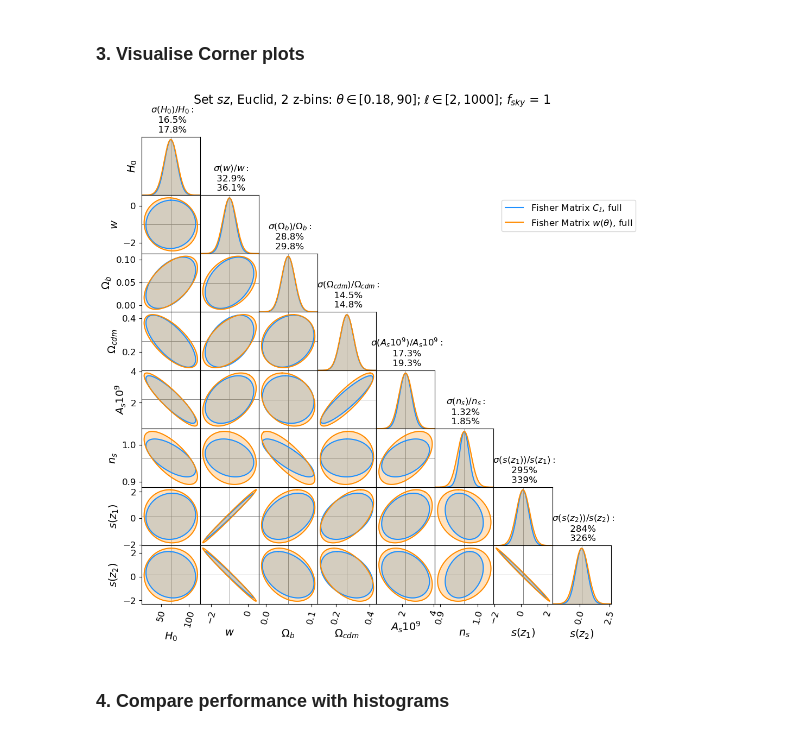
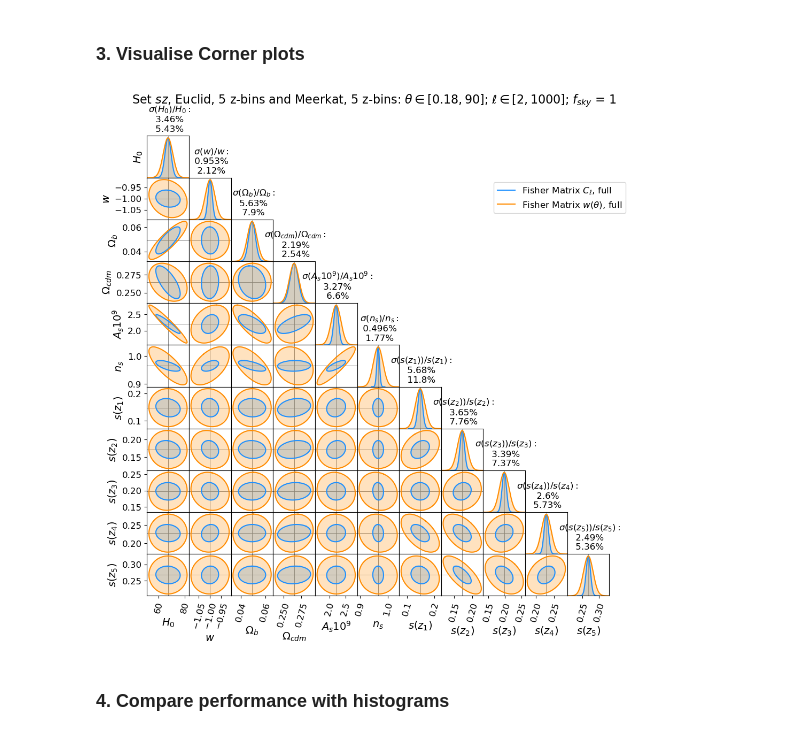
Before and after one commit to GreenTS27/Photo_Surveys-HI_IM-Fisher_Matrix, a Jupyter notebook: Fisher_Matrix_C_ell_vs_w_t.ipynb, the cells around one changed output. Saved outputs shown, nothing was run; the diff lists cells and outputs as text; code cells hidden in the pictures.

```diff
--- a/Fisher_Matrix_C_ell_vs_w_t.ipynb
+++ b/Fisher_Matrix_C_ell_vs_w_t.ipynb
@@ -332,7 +332,7 @@ Survey_Gal = "Euclid"
 # Survey_Gal = "DES"
 # Survey_Gal = "LSST_Y1"
 # Survey_Gal = "LSST_Y10"
-N_bins_Gal = 2
+N_bins_Gal = 5
 
 ### HI Surveys
 Survey_HI = "Meerkat"
@@ -383,8 +383,8 @@ for i in range(N_bins_Total):
         count+=1
 
 del i, j, z_c_i, z_c_j, count
-ic(Data_arr_zs_full)
-ic((len(Data_arr_zs_full)))
+# ic(Data_arr_zs_full)
+# ic((len(Data_arr_zs_full)))
 
 # Calculate Redshift bins
 arr_zs = np.linspace(0, 2, 1000)
@@ -1444,7 +1435,6 @@ FIM_Cl_full = np.loadtxt(open(F"{folder_name}FisherM_Cl_full_{save_filename}_f{f
 FIM_w_full  = np.loadtxt(open(F"{folder_name}FisherM_w_full_{ save_filename}_f{f_sky_str}_lmin{l_min}_thetaMax{theta_max}.csv", "rb"), delimiter=" ", skiprows=0)
 
 ########################## Corner plots ###################################################################
-
 fid=[]
 # counter = 1
 for key in dic_Cosm_param.keys():
@@ -1471,7 +1461,7 @@ par_titles = par
 
 # Plot_title = r"$f_{sky}$ = " + rf"{f_sky:.3g}; $z_c = {z_1, z_2, z_3, z_4 }$; $\sigma_z = {sigma_val}$"
 # Plot_title = rf"Error Ellipses: $\theta \in [{theta_min}, {theta_max:.3g}]$; $\ell \in [{l_min}, {l_max}]$; " + r"$f_{sky}$ = " + rf"{f_sky:.3g}"
-Plot_title = rf"Set ${set_name}$, {Survey_Gal}, {N_bins_Gal} z-bins: $\theta \in [{theta_min}, {theta_max:.3g}]$; $\ell \in [{l_min}, {l_max}]$; " + r"$f_{sky}$ = " + rf"{f_sky:.3g}"
+Plot_title = rf"Set ${set_name}$, {Survey_Gal}, {N_bins_Gal} z-bins and {Survey_HI}, {N_bins_HI} z-bins: $\theta \in [{theta_min}, {theta_max:.3g}]$; $\ell \in [{l_min}, {l_max}]$; " + r"$f_{sky}$ = " + rf"{f_sky:.3g}"
 
 name_fig_corner = f"Figures/CornerP_{set_name}_{Survey_Gal}_{N_bins_Gal}zbins_{Survey_HI}_{N_bins_HI}zbins_theta_{theta_min_str}_{theta_max:.3g}-ell_{l_min}_{l_max}-f_sky_{f_sky_str}"
 
@@ -1480,34 +1470,35 @@ name_fig_corner = f"Figures/CornerP_{set_name}_{Survey_Gal}_{N_bins_Gal}zbins_{S
 list_colors = ["slateblue", "firebrick", "dodgerblue", "darkorange"]
 
 
 # Only s(z)
 # Fishers = [ np.linalg.inv(np.linalg.inv(FIM_Cl_auto) [0:4,0:4]),
 #             np.linalg.inv(np.linalg.inv(FIM_w_auto)  [0:4,0:4]),
 #             np.linalg.inv(np.linalg.inv(FIM_Cl_cross)[0:4,0:4]),
 #             np.linalg.inv(np.linalg.inv(FIM_w_cross) [0:4,0:4]) ]
 
 # Only Cosm param
 # Fishers = [ np.linalg.inv(np.linalg.inv(FIM_Cl_auto) [4:,4:]),
 #             np.linalg.inv(np.linalg.inv(FIM_w_auto)  [4:,4:]),
 #             np.linalg.inv(np.linalg.inv(FIM_Cl_cross)[4:,4:]),
 #             np.linalg.inv(np.linalg.inv(FIM_w_cross) [4:,4:]) ]
 
 
 # Fishers = [ FIM_Cl_auto, FIM_w_auto, FIM_Cl_full, FIM_w_full ]
 # Flabels = [ r"Fisher Matrix $C_\ell$, auto", r"Fisher Matrix $w(\theta)$, auto", r"Fisher Matrix $C_\ell$, full", r"Fisher Matrix $w(\theta)$, full" ]
 # CornerPlot( Fishers, fid, par, par_titles, Plot_title, Flabels=Flabels, cores=list_colors, figure_size=(10,8),
 #             Fig_name= name_fig_corner+".png")
 
 # Fishers = [ FIM_Cl_auto, FIM_w_auto]
 # Flabels = [ r"Fisher Matrix $C_\ell$, auto", r"Fisher Matrix $w(\theta)$, auto"  ]
 # CornerPlot( Fishers, fid, par, par_titles, Plot_title,  Flabels=Flabels, cores=[list_colors[0], list_colors[1]] )
 
+# Fishers = [ FIM_Cl_full, FIM_w_full ]
 Fishers = [ FIM_Cl_full, FIM_w_full ]
 Flabels = [ r"Fisher Matrix $C_\ell$, full", r"Fisher Matrix $w(\theta)$, full" ]
 CornerPlot( Fishers, fid, par, par_titles, Plot_title, Flabels=Flabels, cores=[list_colors[2], list_colors[3]],
             Fig_name= name_fig_corner+"_full.png")
 # %% [output]
-[figure, old version]
+[figure, new version]
 # %% [markdown]
 ### 4. **Compare** performance with histograms
 # %% [markdown]
```
Also changed, not shown: parts of 9 cells of this notebook.
